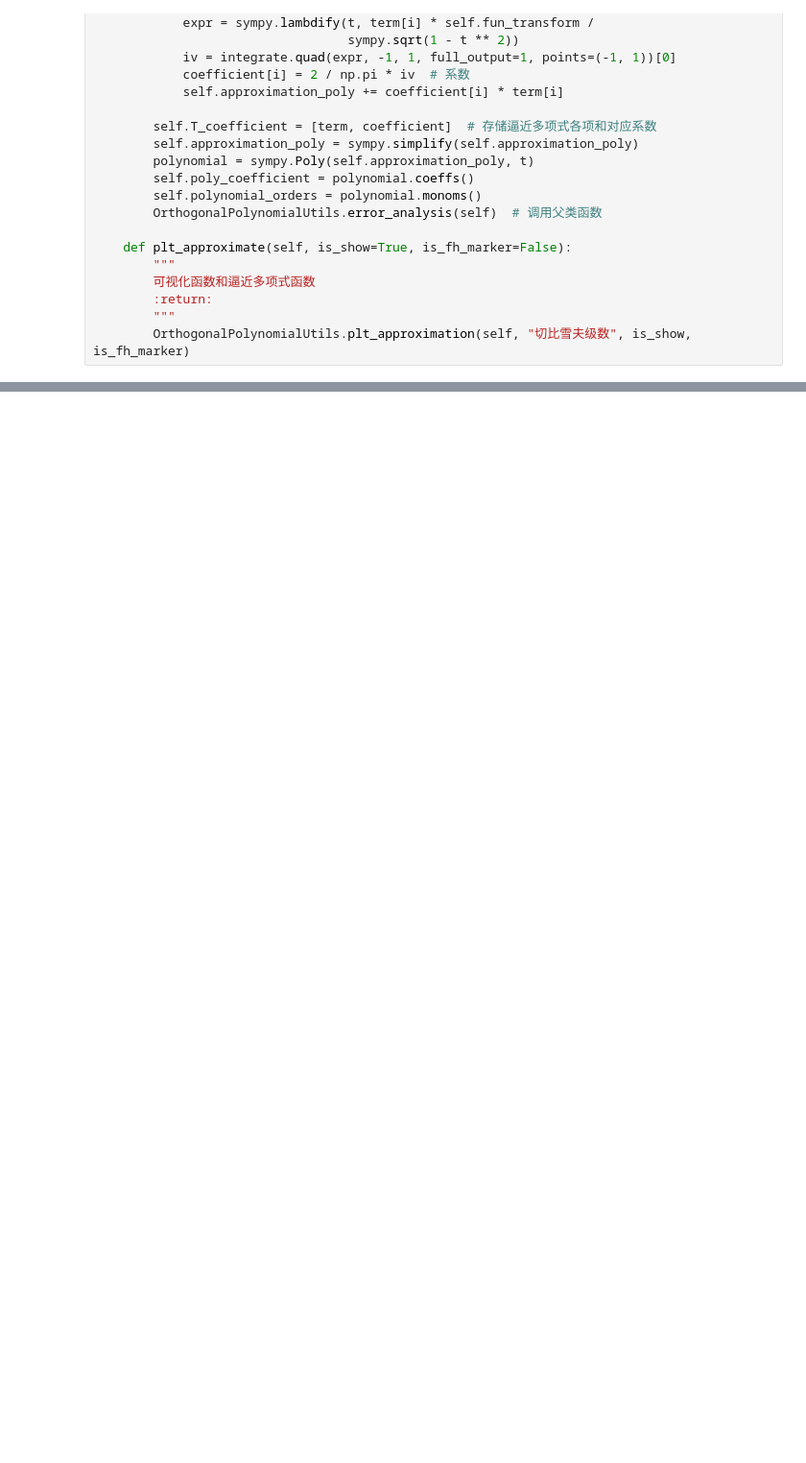
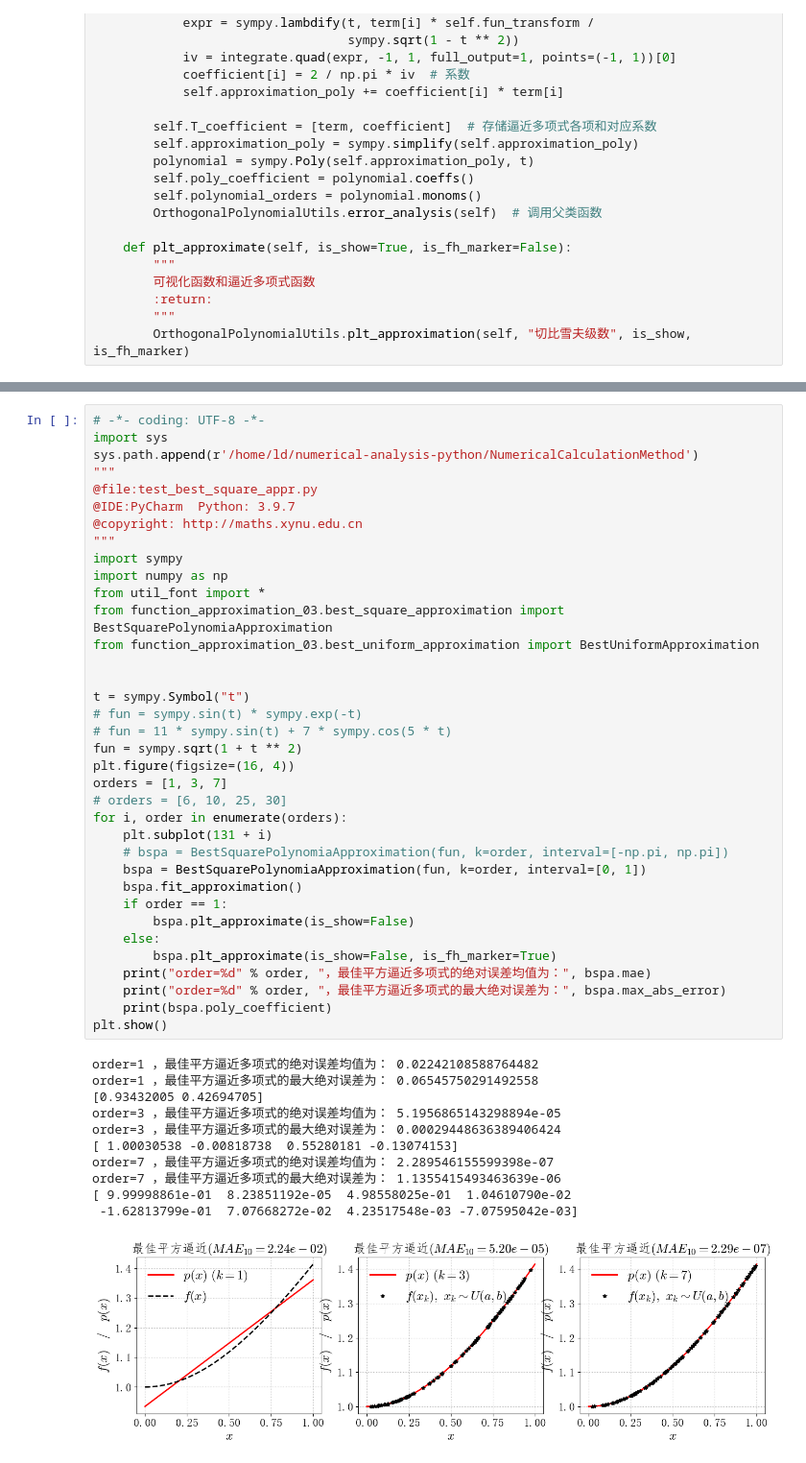
Before and after one commit to OUCBCGH/numerical-analysis-python, a Jupyter notebook: code/function_approximation_03/03_function_approximation.ipynb, the cells around one changed output, grey strips where cells are left out. Shown at 96% size. Saved outputs shown, nothing was run; the diff lists cells and outputs as text; blank space fills up the shorter version.

```diff
--- a/code/function_approximation_03/03_function_approximation.ipynb
+++ b/code/function_approximation_03/03_function_approximation.ipynb
@@ -460,0 +839,48 @@ plt.show()
+# %%
+# -*- coding: UTF-8 -*-
+import sys
+sys.path.append(r'/home/ld/numerical-analysis-python/NumericalCalculationMethod')
+"""
+@file:test_best_square_appr.py
+@IDE:PyCharm  Python: 3.9.7
+@copyright: http://maths.xynu.edu.cn
+"""
+import sympy
+import numpy as np
+from util_font import *
+from function_approximation_03.best_square_approximation import BestSquarePolynomiaApproximation
+from function_approximation_03.best_uniform_approximation import BestUniformApproximation
+
+
+t = sympy.Symbol("t")
+# fun = sympy.sin(t) * sympy.exp(-t)
+# fun = 11 * sympy.sin(t) + 7 * sympy.cos(5 * t)
+fun = sympy.sqrt(1 + t ** 2)
+plt.figure(figsize=(16, 4))
+orders = [1, 3, 7]
+# orders = [6, 10, 25, 30]
+for i, order in enumerate(orders):
+    plt.subplot(131 + i)
+    # bspa = BestSquarePolynomiaApproximation(fun, k=order, interval=[-np.pi, np.pi])
+    bspa = BestSquarePolynomiaApproximation(fun, k=order, interval=[0, 1])
+    bspa.fit_approximation()
+    if order == 1:
+        bspa.plt_approximate(is_show=False)
+    else:
+        bspa.plt_approximate(is_show=False, is_fh_marker=True)
+    print("order=%d" % order, "，最佳平方逼近多项式的绝对误差均值为：", bspa.mae)
+    print("order=%d" % order, "，最佳平方逼近多项式的最大绝对误差为：", bspa.max_abs_error)
+    print(bspa.poly_coefficient)
+plt.show()
+# %% [output]
+order=1 ，最佳平方逼近多项式的绝对误差均值为： 0.02242108588764482
+order=1 ，最佳平方逼近多项式的最大绝对误差为： 0.06545750291492558
+[0.93432005 0.42694705]
+order=3 ，最佳平方逼近多项式的绝对误差均值为： 5.1956865143298894e-05
+order=3 ，最佳平方逼近多项式的最大绝对误差为： 0.00029448636389406424
+[ 1.00030538 -0.00818738  0.55280181 -0.13074153]
+order=7 ，最佳平方逼近多项式的绝对误差均值为： 2.289546155599398e-07
+order=7 ，最佳平方逼近多项式的最大绝对误差为： 1.1355415493463639e-06
+[ 9.99998861e-01  8.23851192e-05  4.98558025e-01  1.04610790e-02
+ -1.62813799e-01  7.07668272e-02  4.23517548e-03 -7.07595042e-03]
+[figure, added]
```
Also changed, not shown: parts of 15 cells of this notebook, 3 other files.
